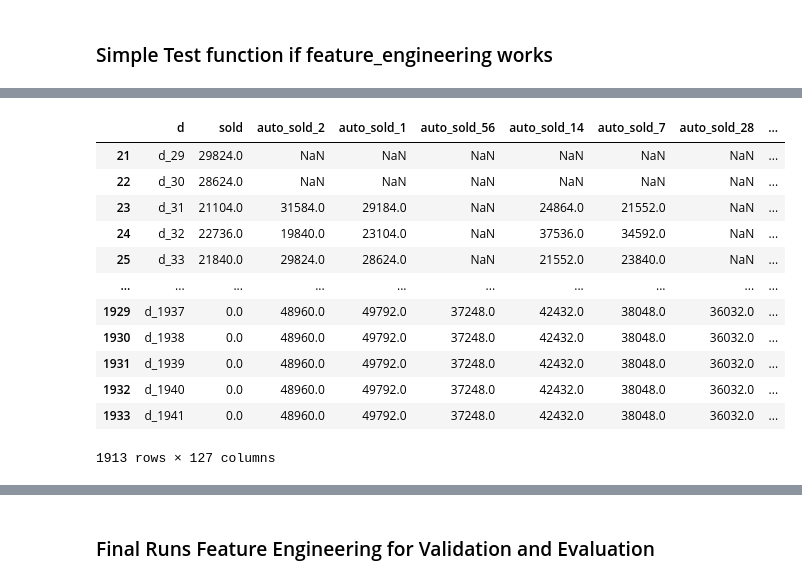
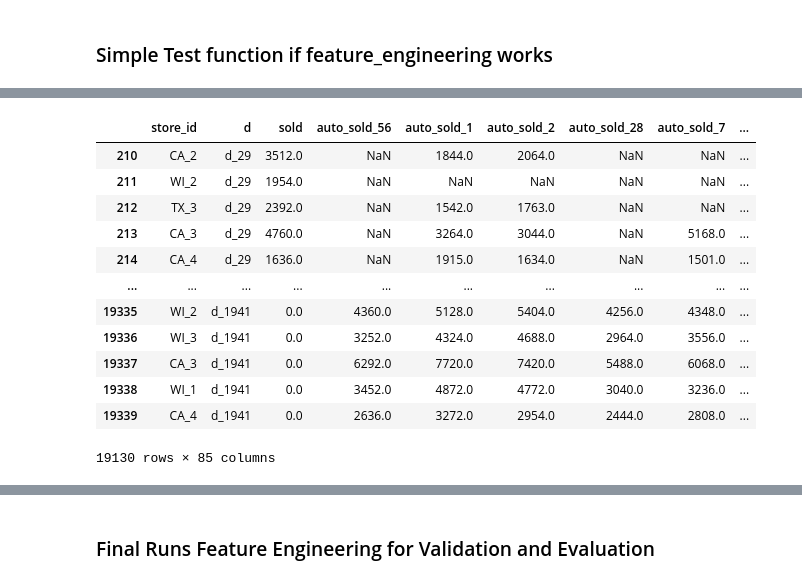
Before and after one commit to CodingNoob234/m5-forecasting-uncertainty, a Jupyter notebook: code/un_feature_engineering_quantiles.ipynb, the cells around one changed output, grey strips where cells are left out. Saved outputs shown, nothing was run; the diff lists cells and outputs as text; code cells hidden in the pictures.

```diff
--- a/code/un_feature_engineering_quantiles.ipynb
+++ b/code/un_feature_engineering_quantiles.ipynb
@@ -306,7 +300,7 @@ def compute_features(df: pd.DataFrame, group_columns: list, q: int = None, spars
 # %%
 # total ~77 seconds
 D_START_VAL = 1914
-level = 'Level1'
+level = 'Level3'
 df['temp_id'] = 'temp_id'
 # agg_columns = ['cat_id', 'state_id']
 agg_columns = AGG_LEVEL_COLUMNS[level] if level != 'Level1' else ['temp_id']
@@ -336,13 +330,13 @@ features
-|  | d | sold | auto_sold_2 | auto_sold_1 | auto_sold_56 | auto_sold_14 | auto_sold_7 | auto_sold_28 | ... |
-| 21 | d_29 | 29824.0 | NaN | NaN | NaN | NaN | NaN | NaN | ... |
-| 22 | d_30 | 28624.0 | NaN | NaN | NaN | NaN | NaN | NaN | ... |
-| 23 | d_31 | 21104.0 | 31584.0 | 29184.0 | NaN | 24864.0 | 21552.0 | NaN | ... |
-| 24 | d_32 | 22736.0 | 19840.0 | 23104.0 | NaN | 37536.0 | 34592.0 | NaN | ... |
-| 25 | d_33 | 21840.0 | 29824.0 | 28624.0 | NaN | 21552.0 | 23840.0 | NaN | ... |
+|  | store_id | d | sold | auto_sold_56 | auto_sold_1 | auto_sold_2 | auto_sold_28 | auto_sold_7 | ... |
+| 210 | CA_2 | d_29 | 3512.0 | NaN | 1844.0 | 2064.0 | NaN | NaN | ... |
+| 211 | WI_2 | d_29 | 1954.0 | NaN | NaN | NaN | NaN | NaN | ... |
+| 212 | TX_3 | d_29 | 2392.0 | NaN | 1542.0 | 1763.0 | NaN | NaN | ... |
+| 213 | CA_3 | d_29 | 4760.0 | NaN | 3264.0 | 3044.0 | NaN | 5168.0 | ... |
+| 214 | CA_4 | d_29 | 1636.0 | NaN | 1915.0 | 1634.0 | NaN | 1501.0 | ... |
 | ... | ... | ... | ... | ... | ... | ... | ... | ... | ... |
-| 1929 | d_1937 | 0.0 | 48960.0 | 49792.0 | 37248.0 | 42432.0 | 38048.0 | 36032.0 | ... |
-| 1930 | d_1938 | 0.0 | 48960.0 | 49792.0 | 37248.0 | 42432.0 | 38048.0 | 36032.0 | ... |
-| 1931 | d_1939 | 0.0 | 48960.0 | 49792.0 | 37248.0 | 42432.0 | 38048.0 | 36032.0 | ... |
-| 1932 | d_1940 | 0.0 | 48960.0 | 49792.0 | 37248.0 | 42432.0 | 38048.0 | 36032.0 | ... |
-| 1933 | d_1941 | 0.0 | 48960.0 | 49792.0 | 37248.0 | 42432.0 | 38048.0 | 36032.0 | ... |
+| 19335 | WI_2 | d_1941 | 0.0 | 4360.0 | 5128.0 | 5404.0 | 4256.0 | 4348.0 | ... |
+| 19336 | WI_3 | d_1941 | 0.0 | 3252.0 | 4324.0 | 4688.0 | 2964.0 | 3556.0 | ... |
+| 19337 | CA_3 | d_1941 | 0.0 | 6292.0 | 7720.0 | 7420.0 | 5488.0 | 6068.0 | ... |
+| 19338 | WI_1 | d_1941 | 0.0 | 3452.0 | 4872.0 | 4772.0 | 3040.0 | 3236.0 | ... |
+| 19339 | CA_4 | d_1941 | 0.0 | 2636.0 | 3272.0 | 2954.0 | 2444.0 | 2808.0 | ... |
-1913 rows × 127 columns
+19130 rows × 85 columns
```
Also changed, not shown: parts of 4 cells of this notebook, 32 other files.
